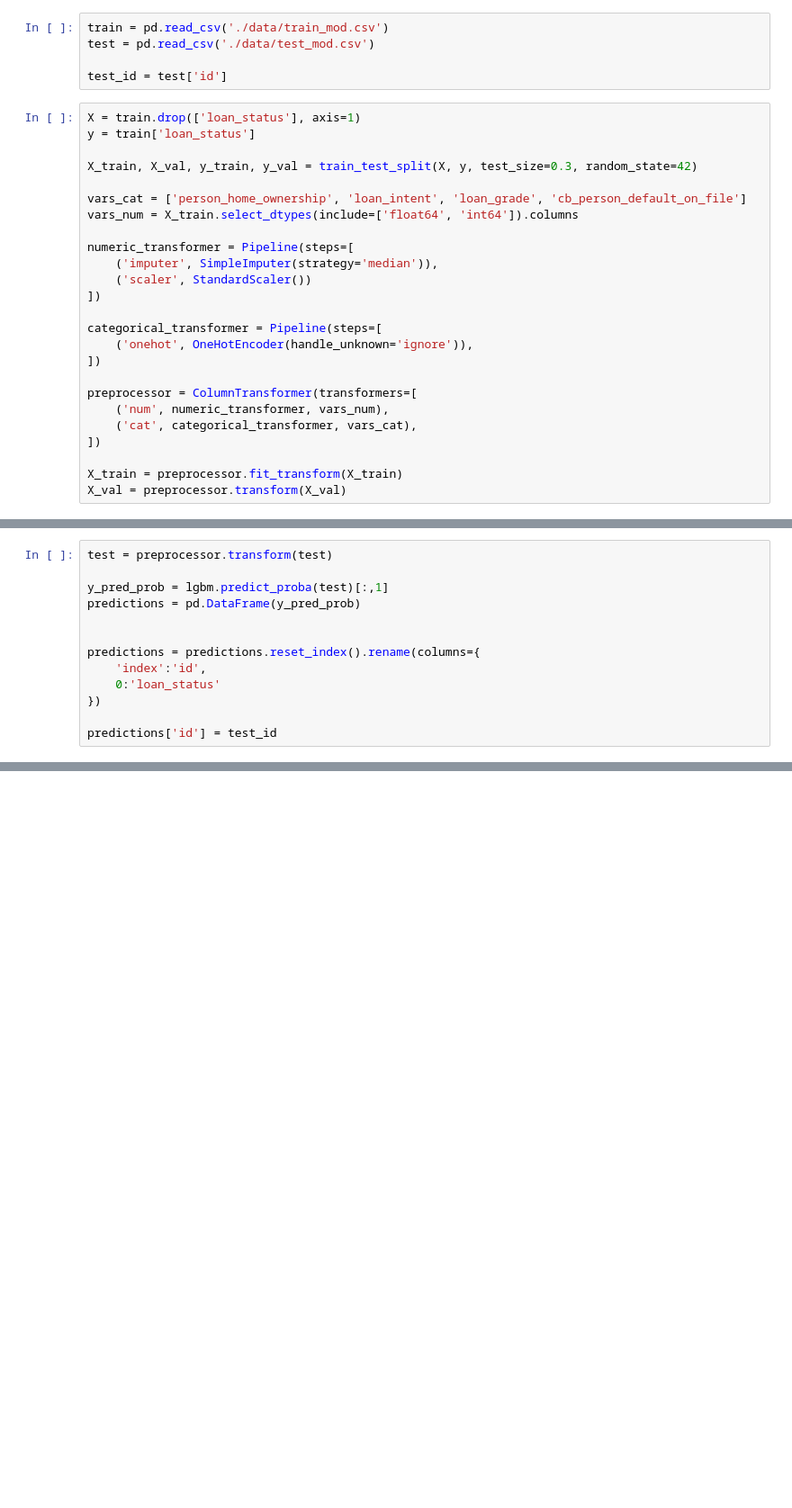
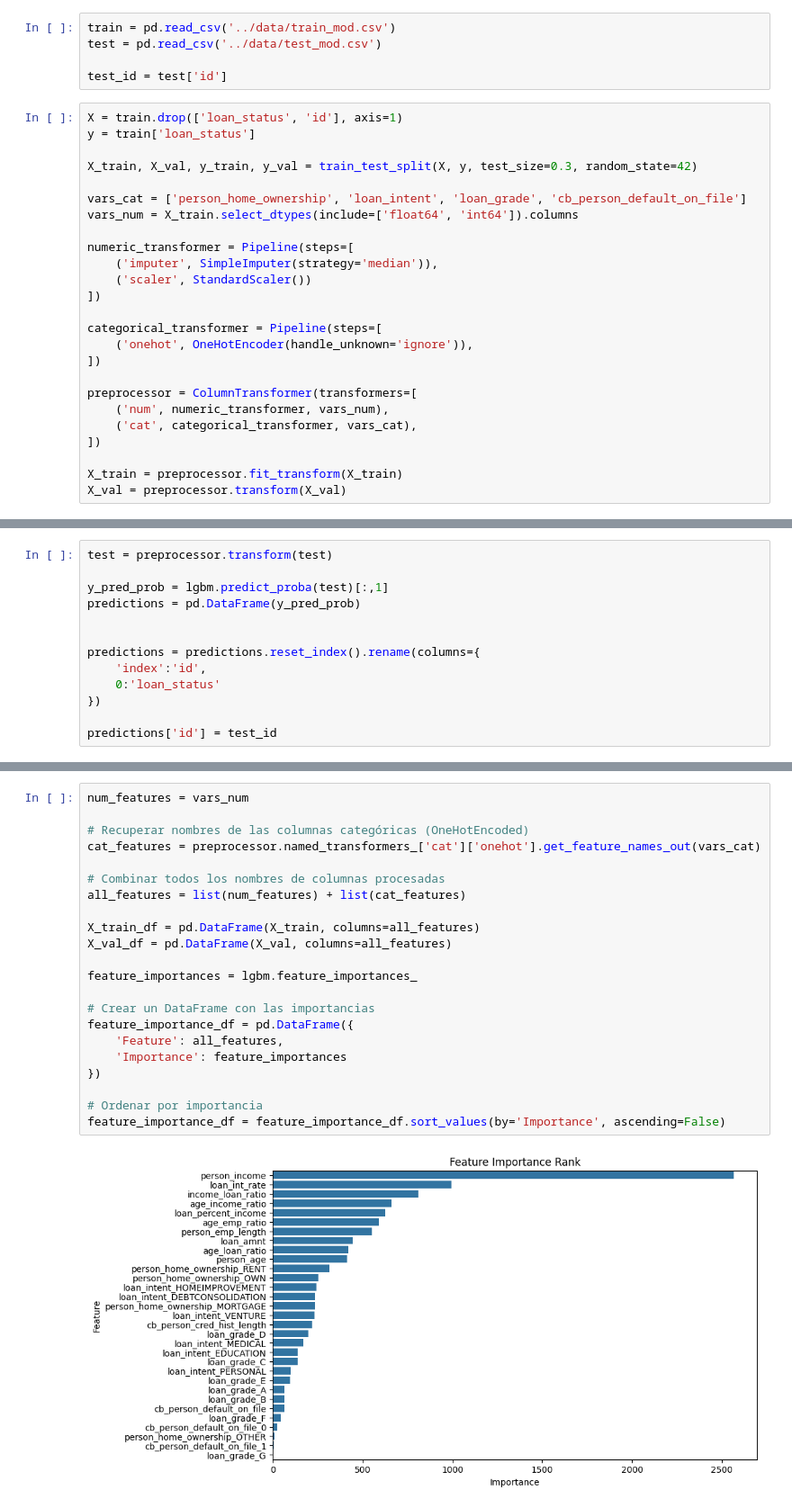
Before and after one commit to Pericsen/loan-approval-prediction, a Jupyter notebook: lightgbm/lightgbm.ipynb, the cells around one changed output, grey strips where cells are left out. Shown at 90% size. Cells and saved outputs as stored; diff of their text form; blank space fills up the shorter version.

Commit message:
feature_importance

```diff
--- a/lightgbm.ipynb
+++ b/lightgbm/lightgbm.ipynb
@@ -21,12 +21,12 @@ from imblearn.pipeline import Pipeline
 
 warnings.filterwarnings('ignore')
 # %%
-train = pd.read_csv('./data/train_mod.csv')
-test = pd.read_csv('./data/test_mod.csv')
+train = pd.read_csv('../data/train_mod.csv')
+test = pd.read_csv('../data/test_mod.csv')
 
 test_id = test['id']
 # %%
-X = train.drop(['loan_status'], axis=1)
+X = train.drop(['loan_status', 'id'], axis=1)
 y = train['loan_status']
 
 X_train, X_val, y_train, y_val = train_test_split(X, y, test_size=0.3, random_state=42)
@@ -182 +181,25 @@ array([0.97275812, 0.02344114, 0.57097181, ..., 0.01346868, 0.33637885,
 predictions.to_csv("light_gbm_proba_features.csv", index=False)
+# %%
+num_features = vars_num
+
+# Recuperar nombres de las columnas categóricas (OneHotEncoded)
+cat_features = preprocessor.named_transformers_['cat']['onehot'].get_feature_names_out(vars_cat)
+
+# Combinar todos los nombres de columnas procesadas
+all_features = list(num_features) + list(cat_features)
+
+X_train_df = pd.DataFrame(X_train, columns=all_features)
+X_val_df = pd.DataFrame(X_val, columns=all_features)
+
+feature_importances = lgbm.feature_importances_
+
+# Crear un DataFrame con las importancias
+feature_importance_df = pd.DataFrame({
+    'Feature': all_features,
+    'Importance': feature_importances
+})
+
+# Ordenar por importancia
+feature_importance_df = feature_importance_df.sort_values(by='Importance', ascending=False)
+# %% [output]
+[figure, added]
```
Also changed, not shown: parts of 6 cells of this notebook, 12 other files.
